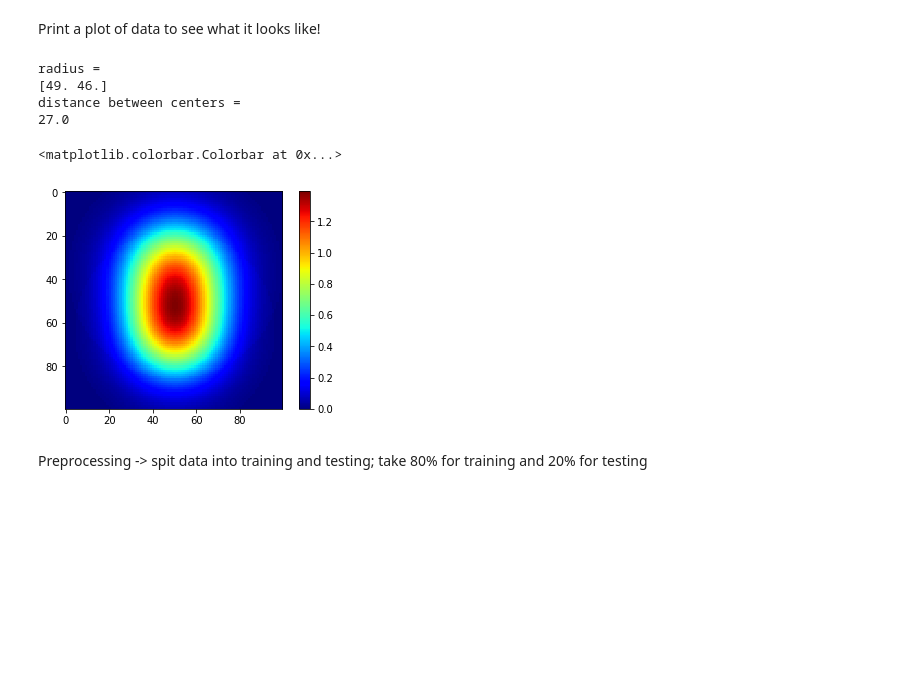
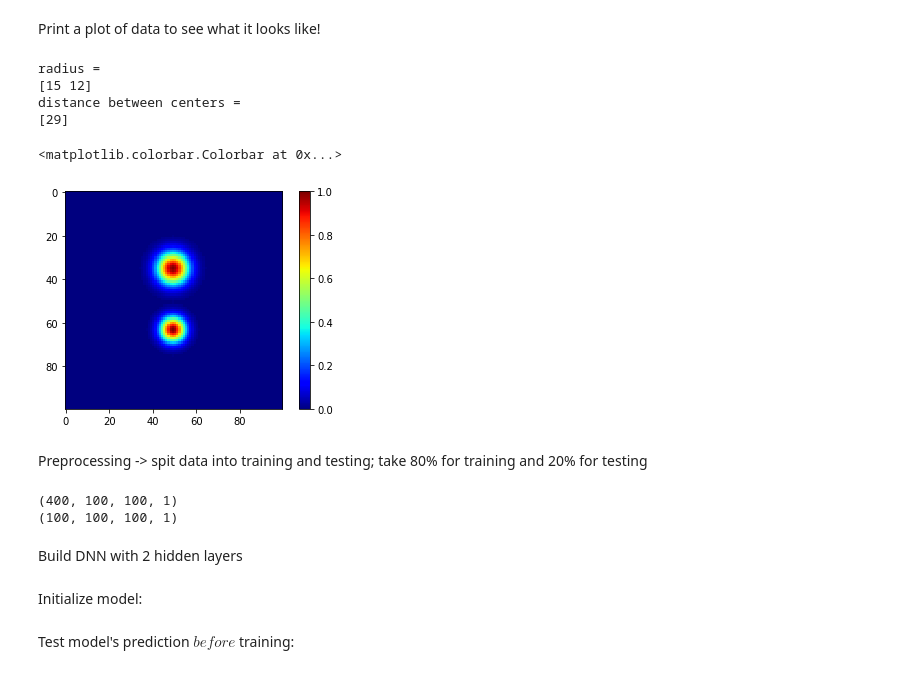
Before and after one commit to mdmorris/CNNsimple, a Jupyter notebook: CNN.ipynb, the cells around one changed output. Saved outputs shown, nothing was run; the diff lists cells and outputs as text; code cells hidden in the pictures; blank space fills up the shorter version.

```diff
--- a/CNN.ipynb
+++ b/CNN.ipynb
@@ -58,5 +44,8 @@ print(tf.__version__)
 Make data
 # %%
 grid = 100
-n_data = 10
+n_data = 500
+toc = time.clock()
 circleData, radiiLabels, distanceLabels = make_circles(grid, n_data)
+tic = time.clock()
+print(tic-toc)
@@ -63,20 +70,34 @@ circleData, radiiLabels, distanceLabels = make_circles(grid, n_data)
 # %% [markdown]
 Print a plot of data to see what it looks like!
 # %%
-display = circleData[39].reshape(grid,grid)
+display = circleData[35].reshape(grid,grid)
 plt.grid(False)
 plt.imshow(display, cmap = 'jet')
 print("radius = ")
-print(radiiLabels[39])
+print(radiiLabels[35])
 print("distance between centers = ")
-print(distanceLabels[39])
+print(distanceLabels[35])
 plt.colorbar()
 # %% [output]
 radius =
-[49. 46.]
+[15 12]
 distance between centers =
-27.0
+[29]
 <matplotlib.colorbar.Colorbar at 0x...>
-[figure, old version]
+[figure, new version]
 # %% [markdown]
 Preprocessing -> spit data into training and testing; take 80% for training and 20% for testing
+# %%
+distanceData = circleData.reshape(n_data, grid, grid, 1)
+split = int(0.8*len(circleData))
+train_data = distanceData[:split]
+train_labels = distanceLabels[:split]
+print (train_data.shape)
+test_data = distanceData[split:]
+print(test_data.shape)
+test_labels = distanceLabels[split:]
+# %% [output]
+(400, 100, 100, 1)
+(100, 100, 100, 1)
+# %% [markdown]
+Build DNN with 2 hidden layers
@@ -82,0 +119,2 @@ Preprocessing -> spit data into training and testing; take 80% for training and
+# %% [markdown]
+Initialize model:
@@ -82,0 +123,2 @@ Preprocessing -> spit data into training and testing; take 80% for training and
+# %% [markdown]
+Test model's prediction $before$ training:
```
Also changed, not shown: parts of 23 cells of this notebook.
